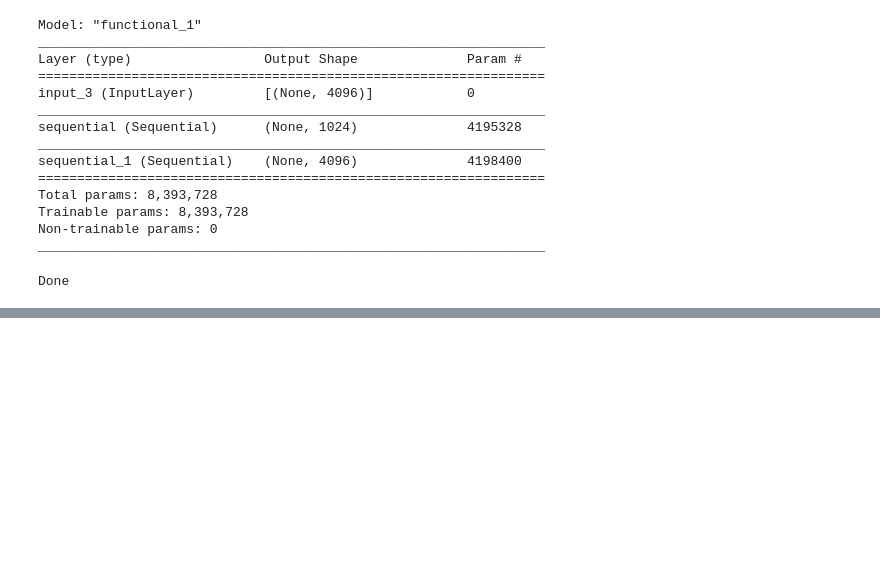
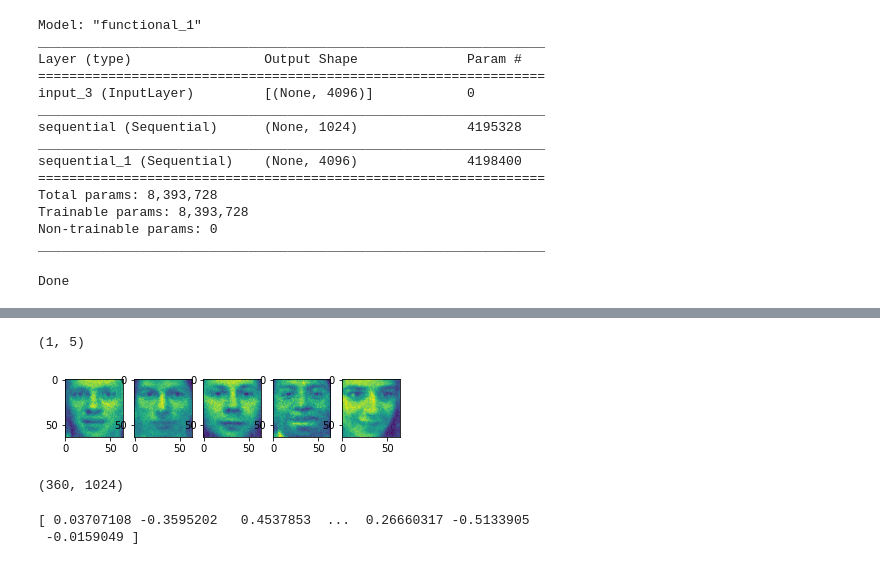
Before and after one commit to spiftire/olivetti, a Jupyter notebook: autoencoderTest.ipynb, the cells around one changed output, grey strips where cells are left out. Drawn from its saved outputs; the diff is of its cells as text; code cells hidden in the pictures; blank space fills up the shorter version.

```diff
--- a/autoencoderTest.ipynb
+++ b/autoencoderTest.ipynb
@@ -27,6 +30,9 @@ def build_autoencoder(img_shape, code_size):
     decoder.add(Reshape(img_shape))
 
     return encoder, decoder
+# %%
+def create_image_from_vector(img_vector, image_dimentions):
+    return img_vector.reshape(image_dimentions, image_dimentions)
 # %%
 IMG_SHAPE = X.shape[1:]
 code_size = 1024
@@ -101,0 +111,28 @@ for i in range(5):
+# %%
+# image recognition based on autoencoder
+
+encoded = encoder.predict(X_test)
+decoded = decoder.predict(encoded)
+# %%
+images_to_plot = 5
+f, axarr = plt.subplots(1, images_to_plot, squeeze=False)
+print(axarr.shape)
+for i in range(images_to_plot):
+    image = create_image_from_vector(decoded[i], 64)
+    axarr[0, i].imshow(image)
+plt.show()
+# %% [output]
+(1, 5)
+[figure, added]
+# %%
+encoded_X_train = encoder.predict(X_train)
+encoded_X_test = encoder.predict(X_test)
+# encoded_X_reshaped = encoded_X.reshape(360,code_size)
+print(encoded_X_train.shape)
+# %% [output]
+(360, 1024)
+# %%
+print((encoded_X_train[1]))
+# %% [output]
+[ 0.03707108 -0.3595202   0.4537853  ...  0.26660317 -0.5133905
+ -0.0159049 ]
```
Also changed, not shown: parts of 10 cells of this notebook.
